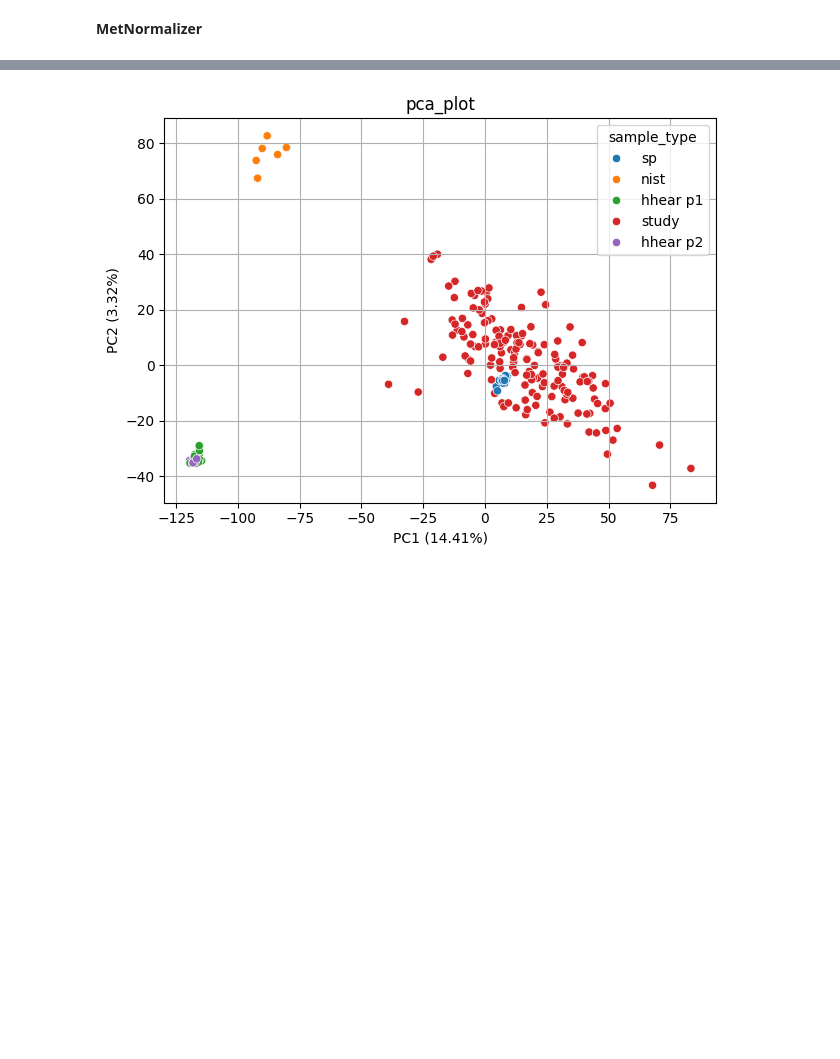
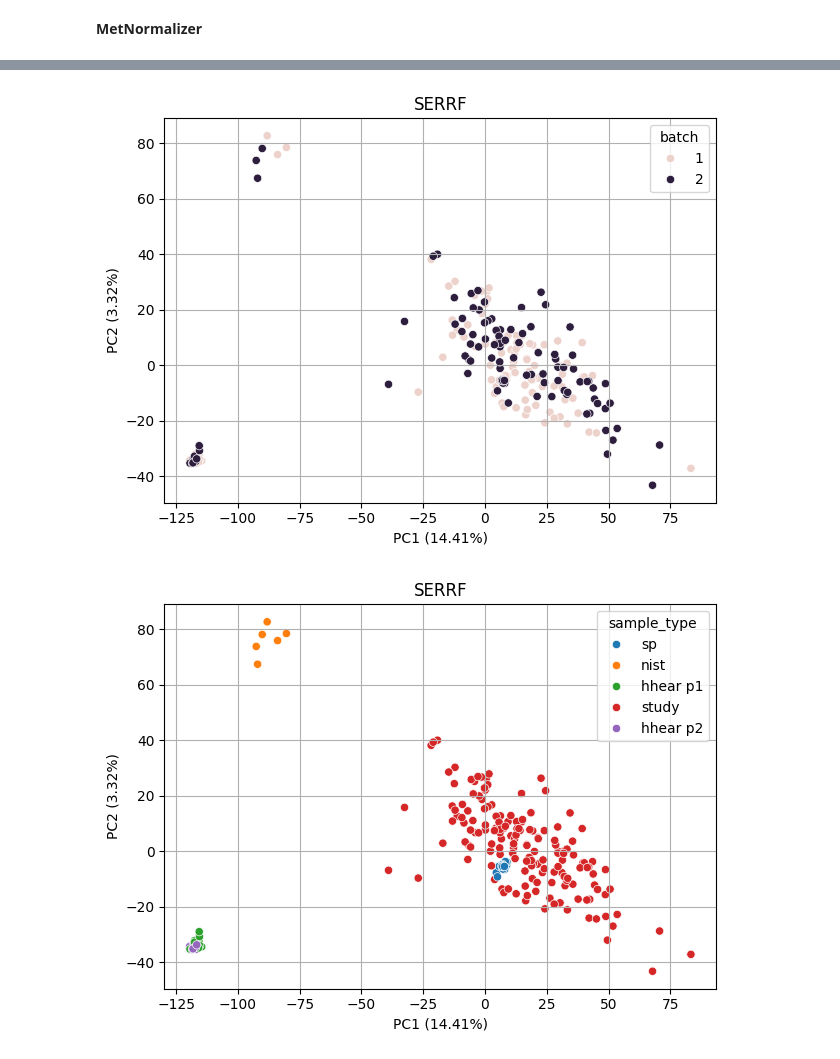
Before and after one commit to JulianAileru/batch-effect-correction-algorithms, a Jupyter notebook: Testing.ipynb, the cells around one changed output, grey strips where cells are left out. Cells and saved outputs as stored; diff of their text form; code cells hidden in the pictures; blank space fills up the shorter version.

```diff
--- a/Testing.ipynb
+++ b/Testing.ipynb
@@ -87,8 +94,10 @@ results = metnorm.fit_transform()
 # %%
 serrf = pd.read_csv("Data/serrf_imp.csv").reset_index()
 serrf = serrf.rename(columns={"Unnamed: 0":'name'})
 serrf = serrf.drop(columns=['index'])
 serrf = serrf.set_index("name")
-pca_plot(serrf,M,hue='sample_type')
+pca_plot(serrf,M,hue='batch',title='SERRF')
+pca_plot(serrf,M,hue='sample_type',title='SERRF')
 # %% [output]
-[figure, old version]
+[figure, new version]
+[figure, added]
```
Also changed, not shown: parts of 5 cells of this notebook.
